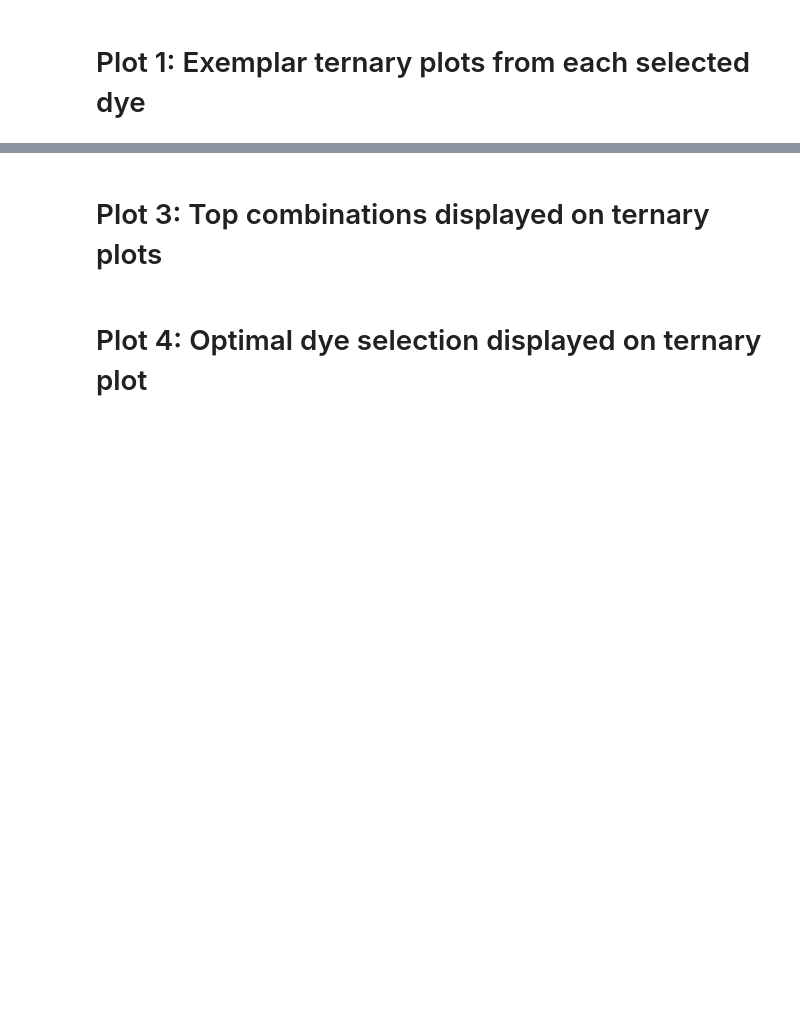
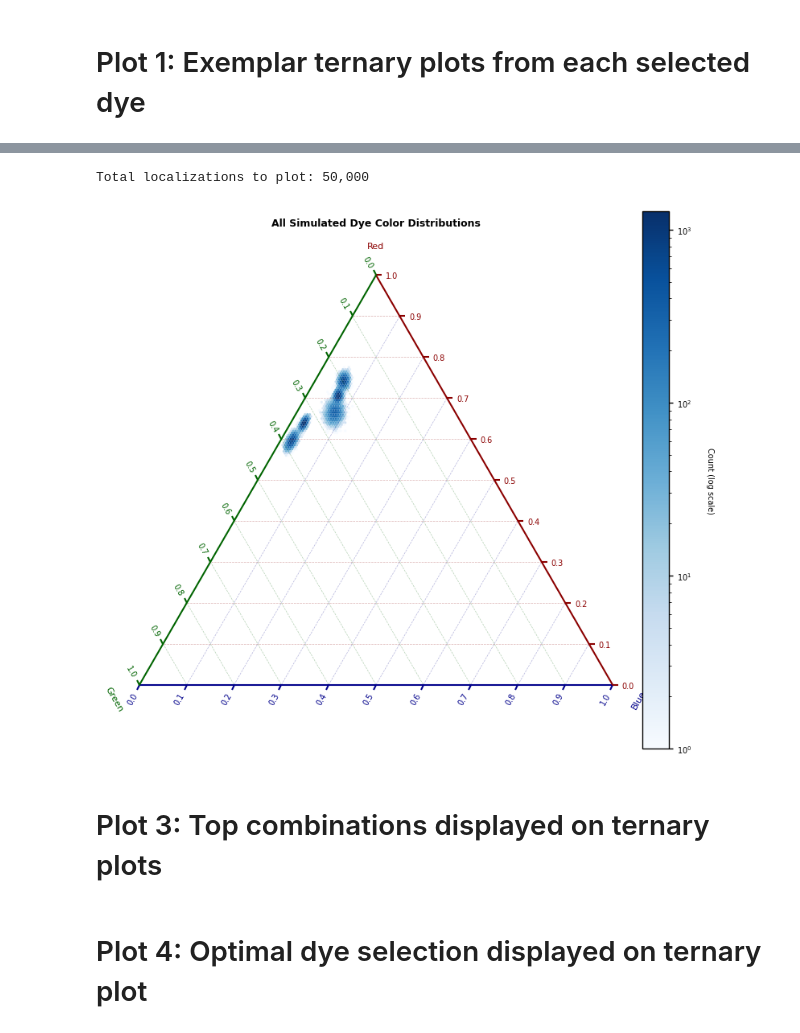
Before and after one commit to JBeckwith/pyS3M, a Jupyter notebook: notebooks/20250305_OptimalDyePicker.ipynb, the cells around one changed output, grey strips where cells are left out. Saved outputs shown, nothing was run; the diff lists cells and outputs as text; code cells hidden in the pictures; blank space fills up the shorter version.

```diff
--- a/notebooks/20250305_OptimalDyePicker.ipynb
+++ b/notebooks/20250305_OptimalDyePicker.ipynb
@@ -313,41 +314,44 @@ all_A_G = []
 all_A_B = []
 
 for dye_name in result["dye_simulations"].keys():
     sim_data = result["dye_simulations"][dye_name]
     # Remove NaN values
     valid = ~(np.isnan(sim_data["A_R"]) | np.isnan(sim_data["A_G"]) | np.isnan(sim_data["A_B"]))
     all_A_R.extend(sim_data["A_R"][valid])
     all_A_G.extend(sim_data["A_G"][valid])
     all_A_B.extend(sim_data["A_B"][valid])
 
 all_A_R = np.array(all_A_R)
 all_A_G = np.array(all_A_G)
 all_A_B = np.array(all_A_B)
 
 print(f"Total localizations to plot: {len(all_A_R):,}")
 
 # Use ternary density plot (hexbin)
 fig, ax = pub_plotter.create_ternary_density(
     all_A_R, all_A_G, all_A_B,
-    gridsize=100,
+    gridsize=200,
     cmap="Blues",
     title="All Simulated Dye Color Distributions",
     figsize=(8, 7),
     log_scale=True,
     show_colorbar=True
 )
 
 # Adjust font sizes
-ax.set_tlabel("Red", color="darkred", fontsize=7)
-ax.set_llabel("Green", color="darkgreen", fontsize=7)
-ax.set_rlabel("Blue", color="darkblue", fontsize=7)
-ax.taxis.set_tick_params(labelsize=6)
-ax.laxis.set_tick_params(labelsize=6)
-ax.raxis.set_tick_params(labelsize=6)
-ax.set_title("All Simulated Dye Color Distributions", fontsize=8, fontweight="bold", pad=15)
+ax.set_tlabel("Red", color="darkred", fontsize=8)
+ax.set_llabel("Green", color="darkgreen", fontsize=8)
+ax.set_rlabel("Blue", color="darkblue", fontsize=8)
+ax.taxis.set_tick_params(labelsize=7)
+ax.laxis.set_tick_params(labelsize=7)
+ax.raxis.set_tick_params(labelsize=7)
+ax.set_title("All Simulated Dye Color Distributions", fontsize=9, fontweight="bold", pad=15)
 
 plt.tight_layout()
 plt.show()
+# %% [output]
+Total localizations to plot: 50,000
+[figure, added]
 # %% [markdown]
 # Plot 3: Top combinations displayed on ternary plots
 # %%
```
Also changed, not shown: parts of 5 cells of this notebook.
